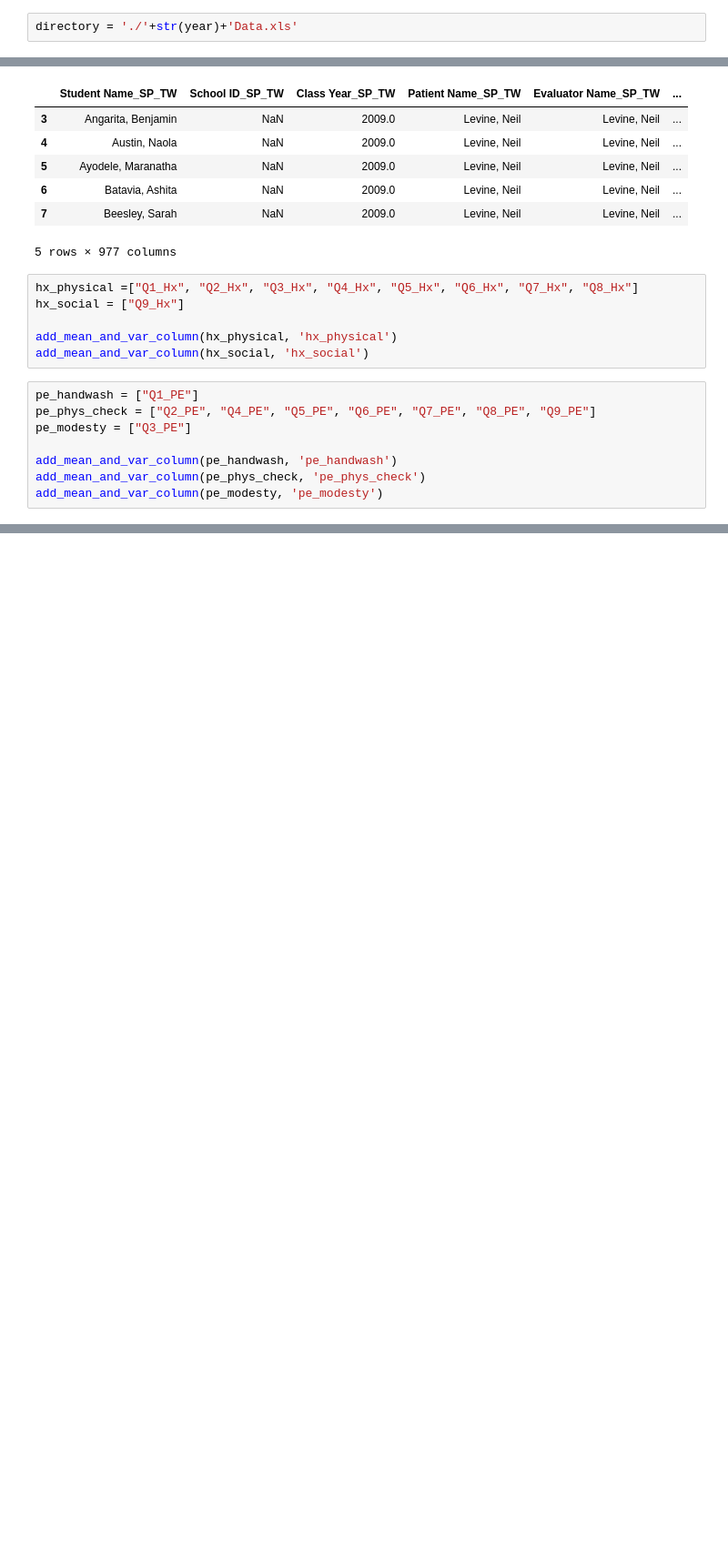
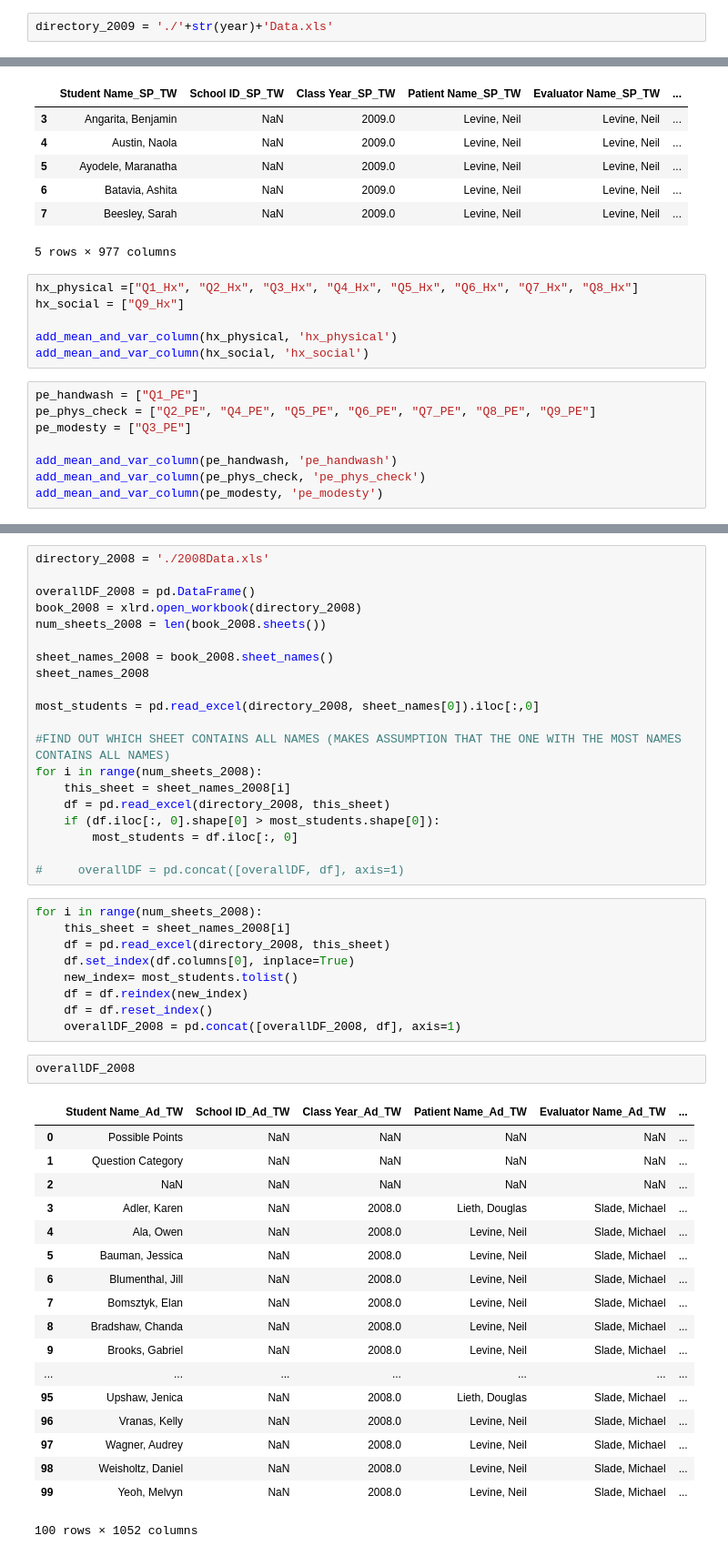
Before and after one commit to RagesMR/8800, a Jupyter notebook: travis_notebook_2009.ipynb, the cells around one changed output, grey strips where cells are left out. Shown: that part at 91% size. Saved outputs shown, nothing was run; the diff lists cells and outputs as text; blank space fills up the shorter version.

Commit message:
get 2008 load working but need to try using the full student report to make sure it works

```diff
--- a/travis_notebook_2009.ipynb
+++ b/travis_notebook_2009.ipynb
@@ -9,7 +9,7 @@ import xlrd
 # %%
 year = 2009
 # %%
-directory = './'+str(year)+'Data.xls'
+directory_2009 = './'+str(year)+'Data.xls'
 # %%
 overallDF = pd.DataFrame()
 book = xlrd.open_workbook(directory)
@@ -147,0 +145,50 @@ add_mean_and_var_column(pe_modesty, 'pe_modesty')
+# %%
+directory_2008 = './2008Data.xls'
+
+overallDF_2008 = pd.DataFrame()
+book_2008 = xlrd.open_workbook(directory_2008)
+num_sheets_2008 = len(book_2008.sheets())
+
+sheet_names_2008 = book_2008.sheet_names()
+sheet_names_2008
+
+most_students = pd.read_excel(directory_2008, sheet_names[0]).iloc[:,0]
+
+#FIND OUT WHICH SHEET CONTAINS ALL NAMES (MAKES ASSUMPTION THAT THE ONE WITH THE MOST NAMES CONTAINS ALL NAMES)
+for i in range(num_sheets_2008):
+    this_sheet = sheet_names_2008[i]
+    df = pd.read_excel(directory_2008, this_sheet)
+    if (df.iloc[:, 0].shape[0] > most_students.shape[0]):
+        most_students = df.iloc[:, 0]
+
+#     overallDF = pd.concat([overallDF, df], axis=1)
+# %%
+for i in range(num_sheets_2008):
+    this_sheet = sheet_names_2008[i]
+    df = pd.read_excel(directory_2008, this_sheet)
+    df.set_index(df.columns[0], inplace=True)
+    new_index= most_students.tolist()
+    df = df.reindex(new_index)
+    df = df.reset_index()
+    overallDF_2008 = pd.concat([overallDF_2008, df], axis=1)
+# %%
+overallDF_2008
+# %% [output]
+|  | Student Name_Ad_TW | School ID_Ad_TW | Class Year_Ad_TW | Patient Name_Ad_TW | Evaluator Name_Ad_TW | ... |
+| 0 | Possible Points | NaN | NaN | NaN | NaN | ... |
+| 1 | Question Category | NaN | NaN | NaN | NaN | ... |
+| 2 | NaN | NaN | NaN | NaN | NaN | ... |
+| 3 | Adler, Karen | NaN | 2008.0 | Lieth, Douglas | Slade, Michael | ... |
+| 4 | Ala, Owen | NaN | 2008.0 | Levine, Neil | Slade, Michael | ... |
+| 5 | Bauman, Jessica | NaN | 2008.0 | Levine, Neil | Slade, Michael | ... |
+| 6 | Blumenthal, Jill | NaN | 2008.0 | Levine, Neil | Slade, Michael | ... |
+| 7 | Bomsztyk, Elan | NaN | 2008.0 | Levine, Neil | Slade, Michael | ... |
+| 8 | Bradshaw, Chanda | NaN | 2008.0 | Levine, Neil | Slade, Michael | ... |
+| 9 | Brooks, Gabriel | NaN | 2008.0 | Levine, Neil | Slade, Michael | ... |
+| ... | ... | ... | ... | ... | ... | ... |
+| 95 | Upshaw, Jenica | NaN | 2008.0 | Lieth, Douglas | Slade, Michael | ... |
+| 96 | Vranas, Kelly | NaN | 2008.0 | Levine, Neil | Slade, Michael | ... |
+| 97 | Wagner, Audrey | NaN | 2008.0 | Levine, Neil | Slade, Michael | ... |
+| 98 | Weisholtz, Daniel | NaN | 2008.0 | Levine, Neil | Slade, Michael | ... |
+| 99 | Yeoh, Melvyn | NaN | 2008.0 | Levine, Neil | Slade, Michael | ... |
+100 rows × 1052 columns
```
Also changed, not shown: parts of 5 cells of this notebook, 3 other files.
